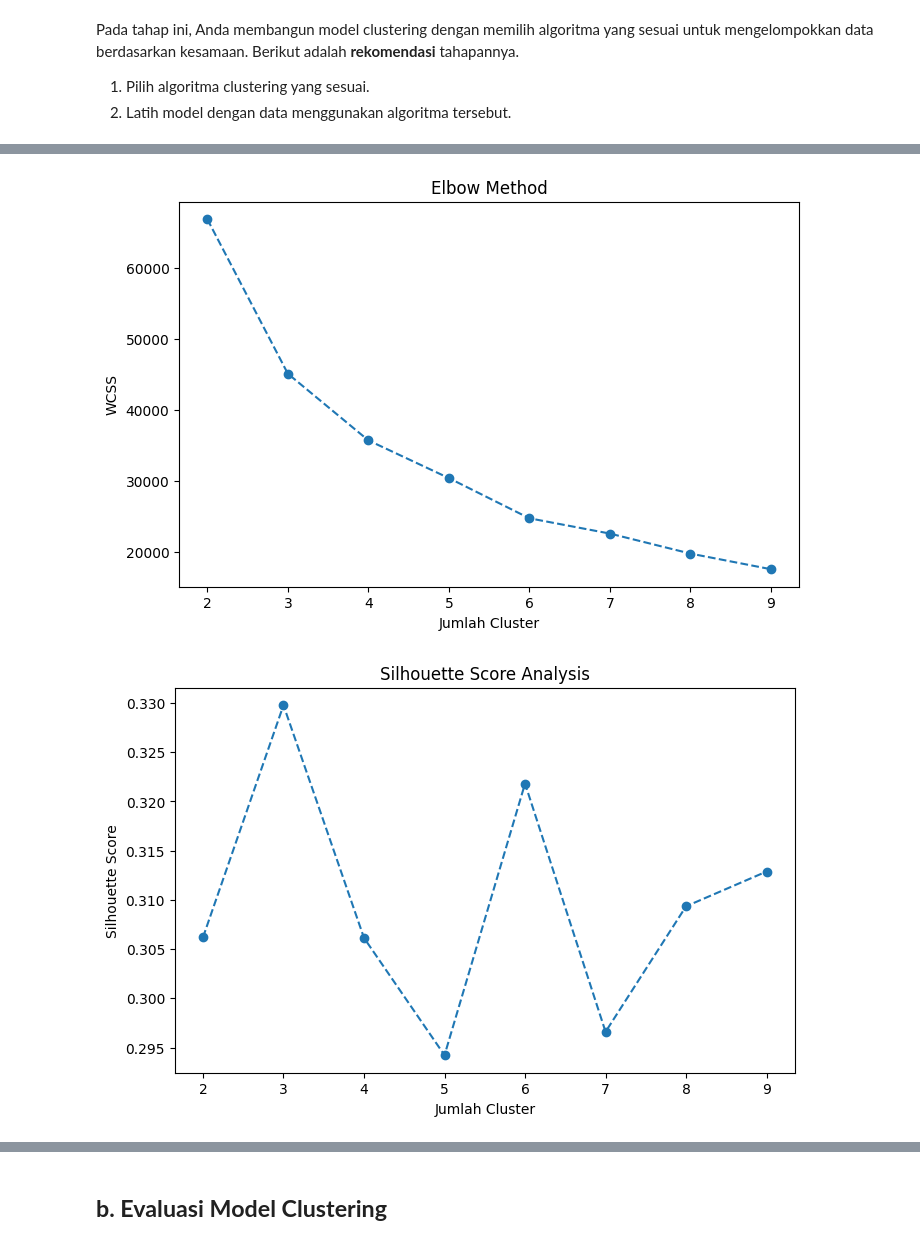
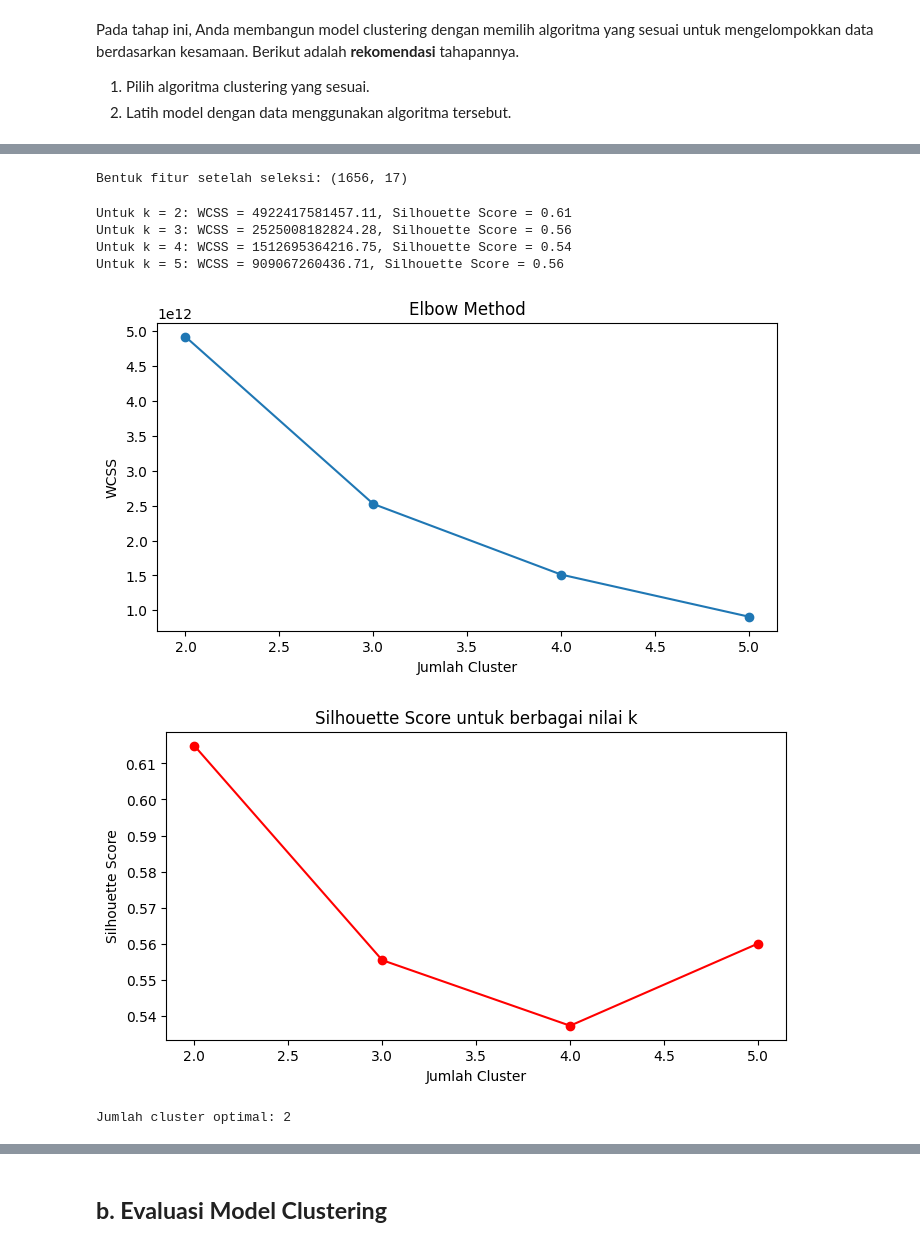
Before and after one commit to faarismuda/Dicoding-ML-Shop-Customers, a Jupyter notebook: [Clustering]_Submission_Akhir_BMLP_Faaris Muda Dwi Nugraha.ipynb, the cells around one changed output, grey strips where cells are left out. Drawn from its saved outputs; the diff is of its cells as text; code cells hidden in the pictures.

```diff
--- a/[Clustering]_Submission_Akhir_BMLP_Faaris Muda Dwi Nugraha.ipynb
+++ b/[Clustering]_Submission_Akhir_BMLP_Faaris Muda Dwi Nugraha.ipynb
@@ -348,33 +323,47 @@ See the caveats in the documentation: https://pandas.pydata.org/pandas-docs/stab
+# %%
+# Inisialisasi VarianceThreshold dengan threshold=0.0 (menghapus fitur dengan variansi nol)
+selector = VarianceThreshold(threshold=0.0)
+features_selected = selector.fit_transform(df_features)
+
+print("\nBentuk fitur setelah seleksi:", features_selected.shape)
+# %% [output]
+Bentuk fitur setelah seleksi: (1656, 17)
+# %%
+# Menentukan jumlah cluster optimal dengan Elbow Method dan Silhouette Score
+wcss = []             # Untuk menyimpan Within-Cluster Sum of Squares
+silhouette_scores = []  # Untuk menyimpan nilai Silhouette Score
+
+# Mencoba k dari 2 hingga 5
+k_values = range(2, 6)
+for k in k_values:
+    kmeans = KMeans(n_clusters=k, random_state=42)
+    labels = kmeans.fit_predict(features_selected)
+    wcss.append(kmeans.inertia_)
+    score = silhouette_score(features_selected, labels)
+    silhouette_scores.append(score)
+    print(f"Untuk k = {k}: WCSS = {kmeans.inertia_:.2f}, Silhouette Score = {score:.2f}")
+# %% [output]
+Untuk k = 2: WCSS = 4922417581457.11, Silhouette Score = 0.61
+Untuk k = 3: WCSS = 2525008182824.28, Silhouette Score = 0.56
+Untuk k = 4: WCSS = 1512695364216.75, Silhouette Score = 0.54
+Untuk k = 5: WCSS = 909067260436.71, Silhouette Score = 0.56
 # %%
-# Tentukan jumlah cluster optimal terlebih dahulu dengan Elbow Method
-wcss = []
-k_values = range(2, 10)
-for k in k_values:
-    kmeans = KMeans(n_clusters=k, random_state=42)
-    kmeans.fit(data_pca)
-    wcss.append(kmeans.inertia_)
-
-plt.figure(figsize=(8, 5))
-plt.plot(k_values, wcss, marker='o', linestyle='--')
-plt.xlabel('Jumlah Cluster')
-plt.ylabel('WCSS')
-plt.title('Elbow Method')
+# Plot Elbow Method
+plt.figure(figsize=(8, 4))
+plt.plot(list(k_values), wcss, marker='o')
+plt.title("Elbow Method")
+plt.xlabel("Jumlah Cluster")
+plt.ylabel("WCSS")
 plt.show()
 # %% [output]
-[figure, old version]
+[figure, new version]
 # %%
-# Menentukan jumlah cluster optimal dengan Silhouette Score
-silhouette_scores = []
-for k in k_values:
-    kmeans = KMeans(n_clusters=k, random_state=42)
-    labels = kmeans.fit_predict(data_pca)
-    silhouette_scores.append(silhouette_score(data_pca, labels))
-
-plt.figure(figsize=(8, 5))
-plt.plot(k_values, silhouette_scores, marker='o', linestyle='--')
-plt.xlabel('Jumlah Cluster')
-plt.ylabel('Silhouette Score')
-plt.title('Silhouette Score Analysis')
+# Plot Silhouette Score
+plt.figure(figsize=(8, 4))
+plt.plot(list(k_values), silhouette_scores, marker='o', color='red')
+plt.title("Silhouette Score untuk berbagai nilai k")
+plt.xlabel("Jumlah Cluster")
+plt.ylabel("Silhouette Score")
 plt.show()
 # %% [output]
-[figure, old version]
+[figure, new version]
@@ -385,0 +370,6 @@ data["Cluster"] = kmeans.fit_predict(data_pca)
+# %%
+# Menentukan jumlah cluster optimal berdasarkan nilai silhouette tertinggi
+optimal_k = k_values[silhouette_scores.index(max(silhouette_scores))]
+print(f"\nJumlah cluster optimal: {optimal_k}")
+# %% [output]
+Jumlah cluster optimal: 2
```
Also changed, not shown: parts of 41 cells of this notebook.
